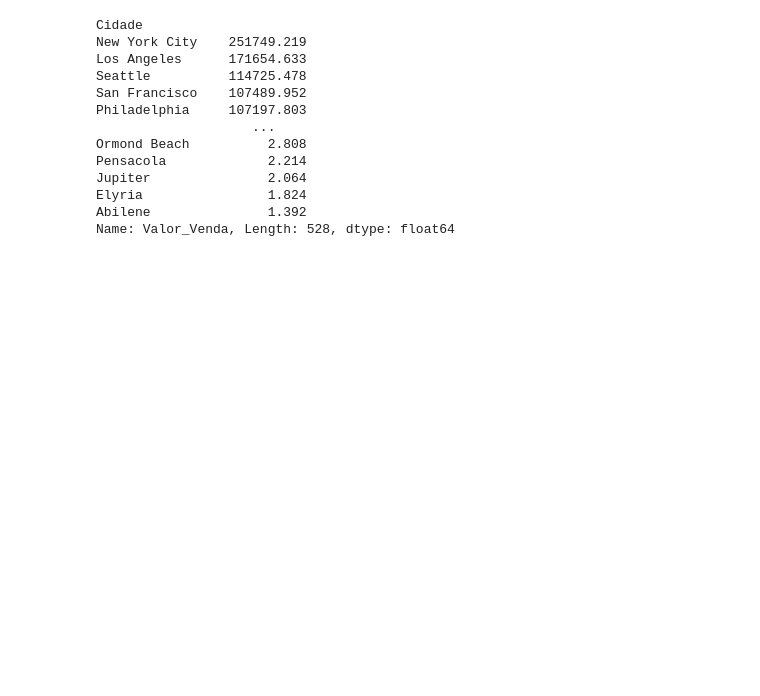
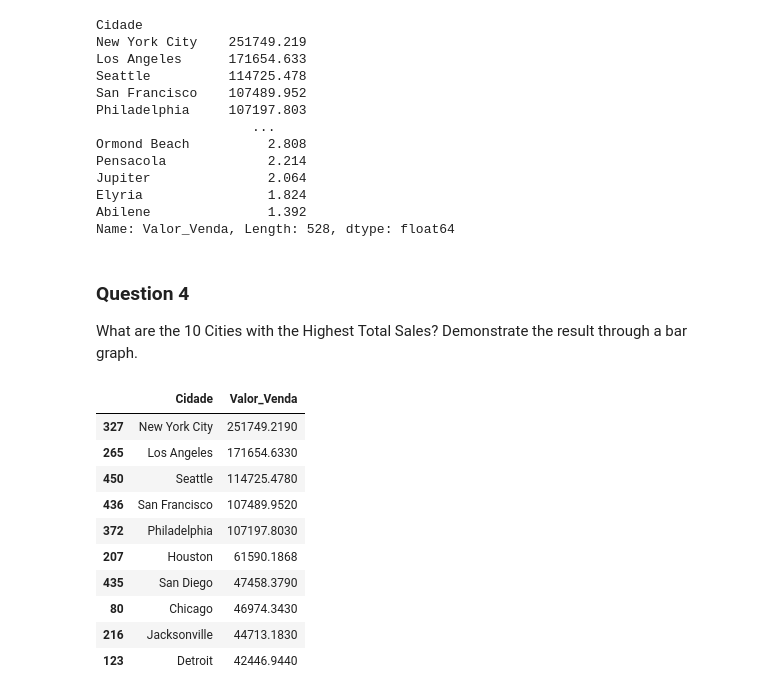
Before and after one commit to EmanuelQuintino/Data-Analysis-Course, a Jupyter notebook: 4-Data-Analytics/challenges/sales-data-analytics/sales-data-analytics.ipynb, the cells around one changed output. Drawn from its saved outputs; the diff is of its cells as text; code cells hidden in the pictures; blank space fills up the shorter version.

```diff
--- a/4-Data-Analytics/challenges/sales-data-analytics/sales-data-analytics.ipynb
+++ b/4-Data-Analytics/challenges/sales-data-analytics/sales-data-analytics.ipynb
@@ -219,3 +219,21 @@ Jupiter               2.064
 Elyria                1.824
 Abilene               1.392
 Name: Valor_Venda, Length: 528, dtype: float64
+# %% [markdown]
+### Question 4
+What are the 10 Cities with the Highest Total Sales? Demonstrate the result through a bar graph.
+# %%
+df_10_total_city = df_total_city.reset_index().sort_values(by="Valor_Venda",ascending=False).head(10)
+df_10_total_city
+# %% [output]
+|  | Cidade | Valor_Venda |
+| 327 | New York City | 251749.2190 |
+| 265 | Los Angeles | 171654.6330 |
+| 450 | Seattle | 114725.4780 |
+| 436 | San Francisco | 107489.9520 |
+| 372 | Philadelphia | 107197.8030 |
+| 207 | Houston | 61590.1868 |
+| 435 | San Diego | 47458.3790 |
+| 80 | Chicago | 46974.3430 |
+| 216 | Jacksonville | 44713.1830 |
+| 123 | Detroit | 42446.9440 |
```
Also changed, not shown: parts of 3 cells of this notebook, 1 other file.
